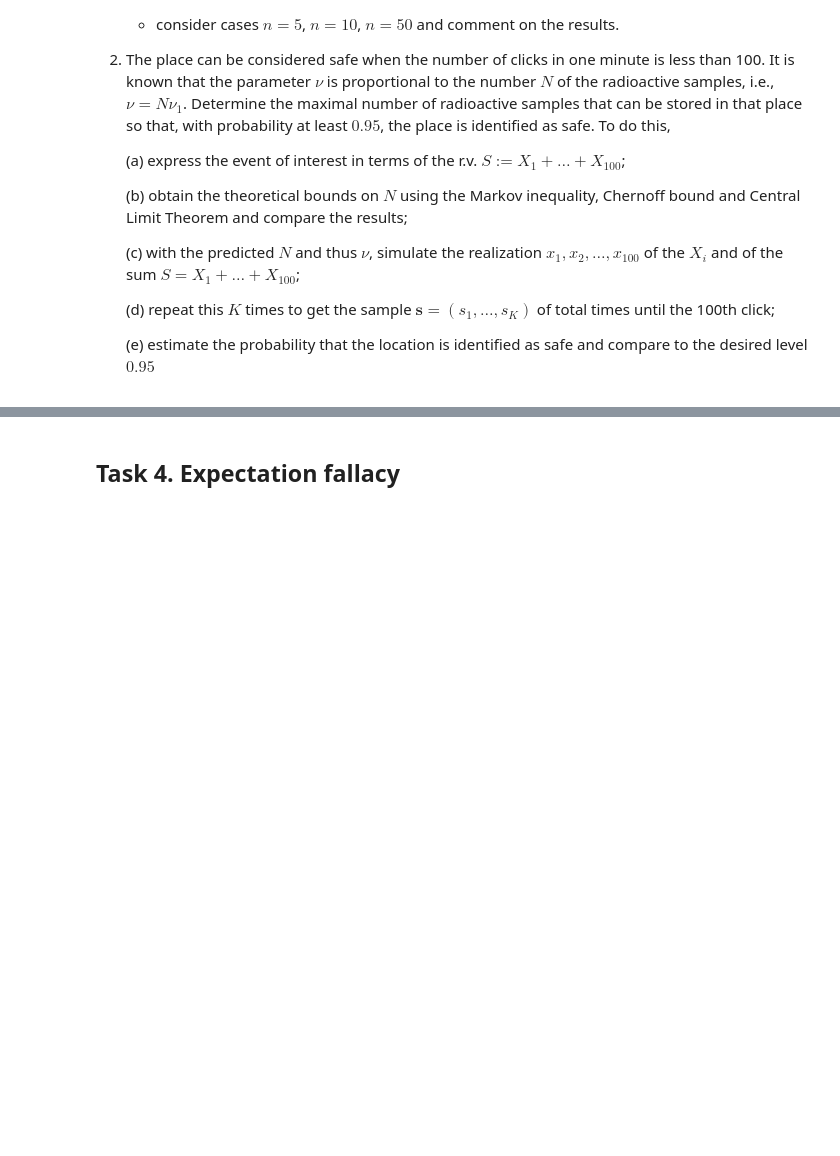
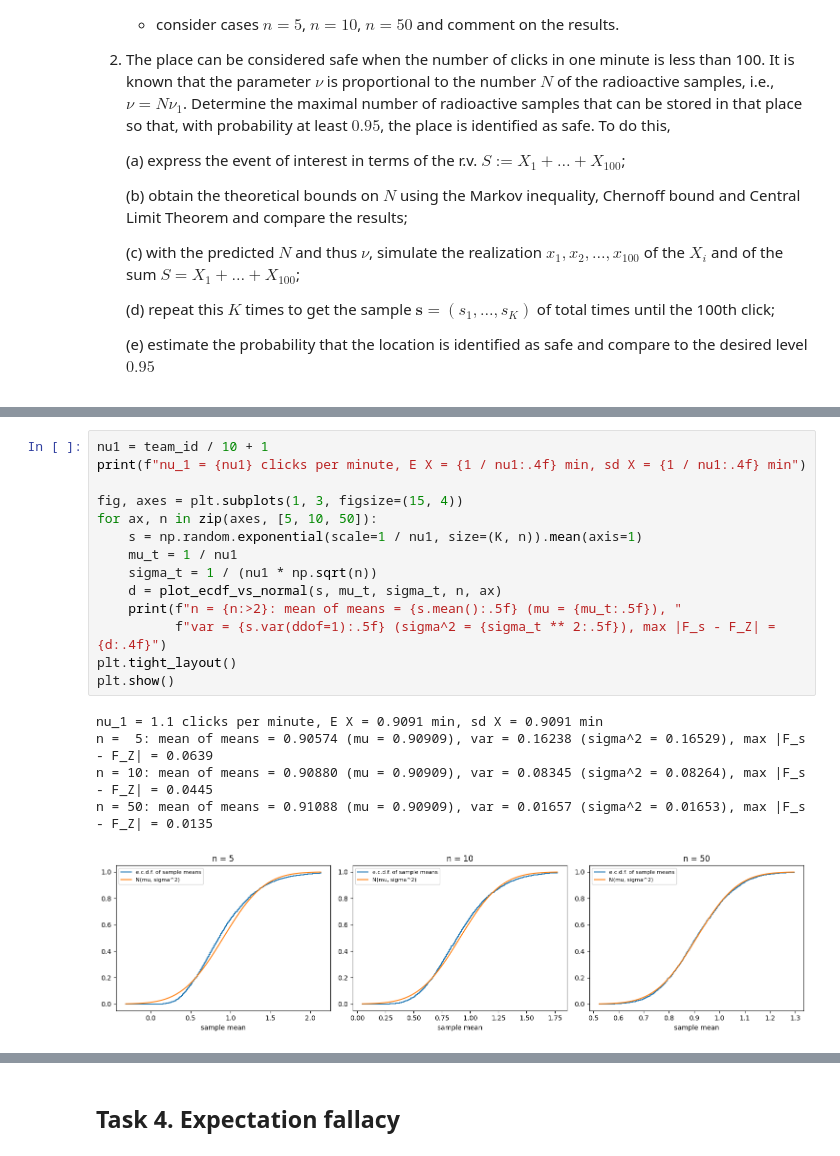
Before and after one commit to voskalo/Lab2_probability-statistics_Voskalo_Vertyporoh_Yakymiv-main, a Jupyter notebook: RV-CLT-PS-Lab2.ipynb, the cells around one changed output, grey strips where cells are left out. Saved outputs shown, nothing was run; the diff lists cells and outputs as text; blank space fills up the shorter version.

```diff
--- a/RV-CLT-PS-Lab2.ipynb
+++ b/RV-CLT-PS-Lab2.ipynb
@@ -117,0 +336,20 @@ One of the devices to measure radioactivity level at a given location is the Gei
+# %%
+nu1 = team_id / 10 + 1
+print(f"nu_1 = {nu1} clicks per minute, E X = {1 / nu1:.4f} min, sd X = {1 / nu1:.4f} min")
+
+fig, axes = plt.subplots(1, 3, figsize=(15, 4))
+for ax, n in zip(axes, [5, 10, 50]):
+    s = np.random.exponential(scale=1 / nu1, size=(K, n)).mean(axis=1)
+    mu_t = 1 / nu1
+    sigma_t = 1 / (nu1 * np.sqrt(n))
+    d = plot_ecdf_vs_normal(s, mu_t, sigma_t, n, ax)
+    print(f"n = {n:>2}: mean of means = {s.mean():.5f} (mu = {mu_t:.5f}), "
+          f"var = {s.var(ddof=1):.5f} (sigma^2 = {sigma_t ** 2:.5f}), max |F_s - F_Z| = {d:.4f}")
+plt.tight_layout()
+plt.show()
+# %% [output]
+nu_1 = 1.1 clicks per minute, E X = 0.9091 min, sd X = 0.9091 min
+n =  5: mean of means = 0.90574 (mu = 0.90909), var = 0.16238 (sigma^2 = 0.16529), max |F_s - F_Z| = 0.0639
+n = 10: mean of means = 0.90880 (mu = 0.90909), var = 0.08345 (sigma^2 = 0.08264), max |F_s - F_Z| = 0.0445
+n = 50: mean of means = 0.91088 (mu = 0.90909), var = 0.01657 (sigma^2 = 0.01653), max |F_s - F_Z| = 0.0135
+[figure, added]
```
Also changed, not shown: parts of 38 cells of this notebook, 2 other files.
